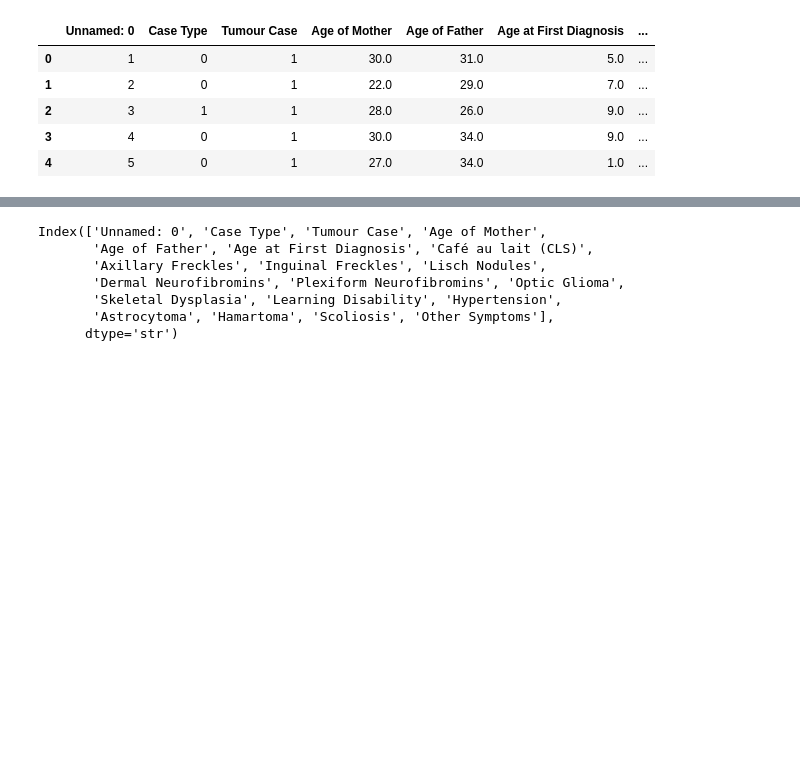
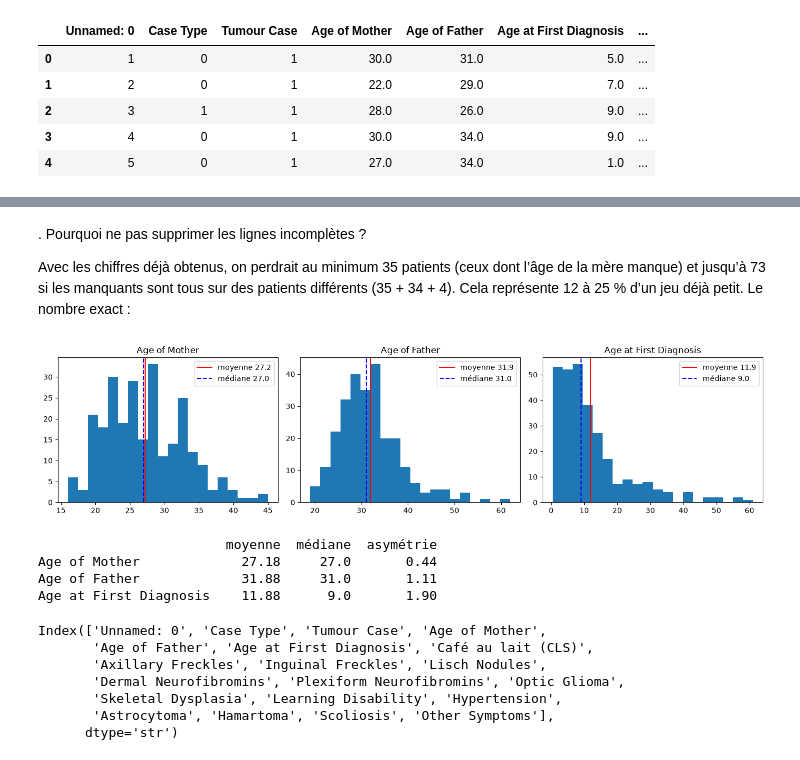
Before and after one commit to Mouhamadoukandji/nf1, a Jupyter notebook: notebooks/01_explorations.ipynb, the cells around one changed output, grey strips where cells are left out. Saved outputs shown, nothing was run; the diff lists cells and outputs as text; code cells hidden in the pictures; blank space fills up the shorter version.

Commit message:
docs: analyse détaillée des valeurs manquantes et rectification de l'effectif brut UCI

```diff
--- a/notebooks/01_explorations.ipynb
+++ b/notebooks/01_explorations.ipynb
@@ -30,0 +39,19 @@ np.float64(27.0)
+# %%
+import pandas as pd
+from scipy.stats import chi2_contingency, fisher_exact
+
+cols_age = ["Age of Mother", "Age of Father", "Age at First Diagnosis"]
+
+for c in cols_age:
+    manquant = df[c].isna()
+    print(f"\n=== {c} : {manquant.mean()*100:.1f} % de valeurs manquantes ===")
+
+    # Effectifs bruts, puis proportions par classe
+    print(pd.crosstab(manquant, df["Case Type"]))
+    print(pd.crosstab(manquant, df["Case Type"], normalize="columns").round(2))
+
+    # Test statistique (seulement s'il y a des manquants)
+    tab = pd.crosstab(manquant, df["Case Type"])
+    if tab.shape == (2, 2):
+        _, p_fisher = fisher_exact(tab)
+        print("p-value (Fisher) :", round(p_fisher, 4))
@@ -31,3 +84,26 @@ np.float64(27.0)
+# %% [markdown]
+. Pourquoi ne pas supprimer les lignes incomplètes ?
+
+Avec les chiffres déjà obtenus, on perdrait au minimum 35 patients (ceux dont l’âge de la mère manque) et jusqu’à 73 si les manquants sont tous sur des patients différents (35 + 34 + 4). Cela représente 12 à 25 % d’un jeu déjà petit. Le nombre exact :
+# %%
+import matplotlib.pyplot as plt
+fig, axes = plt.subplots(1, 3, figsize=(14, 3.5))
+for ax, c in zip(axes, cols_age):
+    serie = df[c].dropna()
+    ax.hist(serie, bins=20)
+    ax.axvline(serie.mean(), color="red", label=f"moyenne {serie.mean():.1f}")
+    ax.axvline(serie.median(), color="blue", linestyle="--", label=f"médiane {serie.median():.1f}")
+    ax.set_title(c); ax.legend()
+plt.tight_layout(); plt.show()
+
+print(pd.DataFrame({"moyenne": df[cols_age].mean(), "médiane": df[cols_age].median(),
+                    "asymétrie": df[cols_age].skew()}).round(2))
+# %% [output]
+[figure, added]
+                        moyenne  médiane  asymétrie
+Age of Mother             27.18     27.0       0.44
+Age of Father             31.88     31.0       1.11
+Age at First Diagnosis    11.88      9.0       1.90
 # %%
 df.columns
 # %% [output]
```
Also changed, not shown: parts of 9 cells of this notebook.
